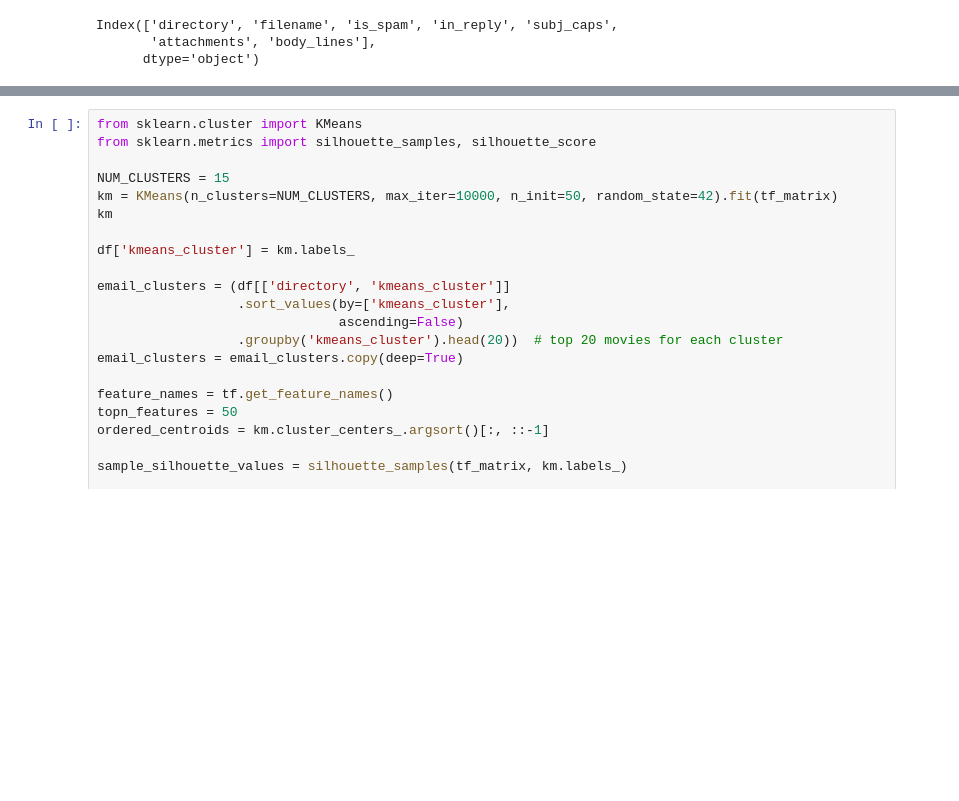
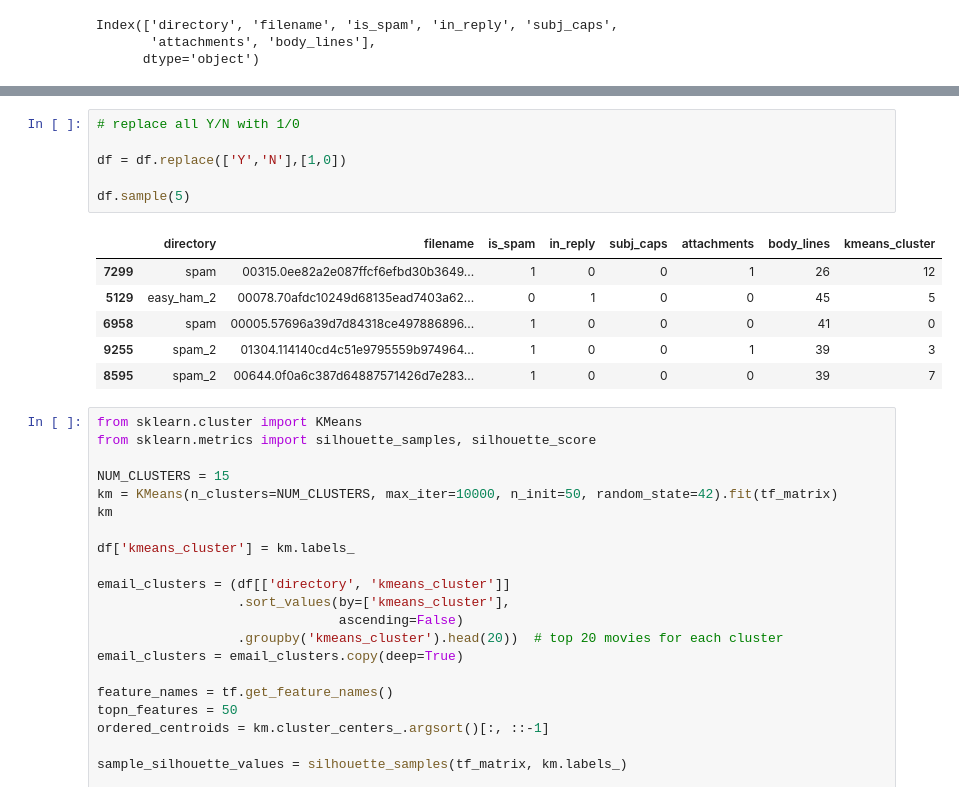
Before and after one commit to bSharpCyclist/MSDS-7333-QTW, a Jupyter notebook: Dan_C3.ipynb, the cells around one changed output, grey strips where cells are left out. Saved outputs shown, nothing was run; the diff lists cells and outputs as text; blank space fills up the shorter version.

```diff
--- a/Dan_C3.ipynb
+++ b/Dan_C3.ipynb
@@ -230,3 +239,16 @@ Index(['directory', 'filename', 'is_spam', 'in_reply', 'subj_caps',
+# %%
+# replace all Y/N with 1/0
+
+df = df.replace(['Y','N'],[1,0])
+
+df.sample(5)
+# %% [output]
+|  | directory | filename | is_spam | in_reply | subj_caps | attachments | body_lines | kmeans_cluster |
+| 7299 | spam | 00315.0ee82a2e087ffcf6efbd30b3649... | 1 | 0 | 0 | 1 | 26 | 12 |
+| 5129 | easy_ham_2 | 00078.70afdc10249d68135ead7403a62... | 0 | 1 | 0 | 0 | 45 | 5 |
+| 6958 | spam | 00005.57696a39d7d84318ce497886896... | 1 | 0 | 0 | 0 | 41 | 0 |
+| 9255 | spam_2 | 01304.114140cd4c51e9795559b974964... | 1 | 0 | 0 | 1 | 39 | 3 |
+| 8595 | spam_2 | 00644.0f0a6c387d64887571426d7e283... | 1 | 0 | 0 | 0 | 39 | 7 |
 # %%
 from sklearn.cluster import KMeans
 from sklearn.metrics import silhouette_samples, silhouette_score
```
Also changed, not shown: parts of 10 cells of this notebook.
